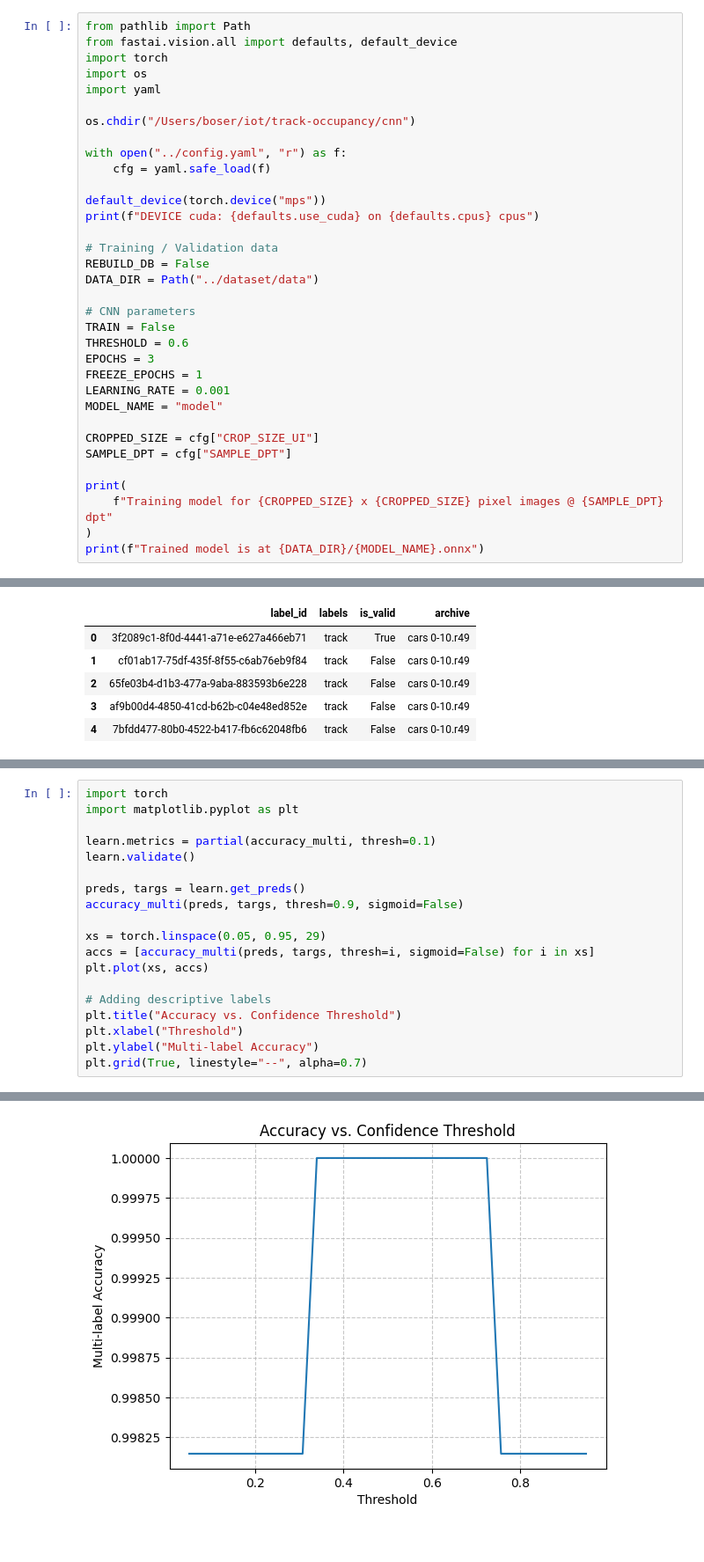
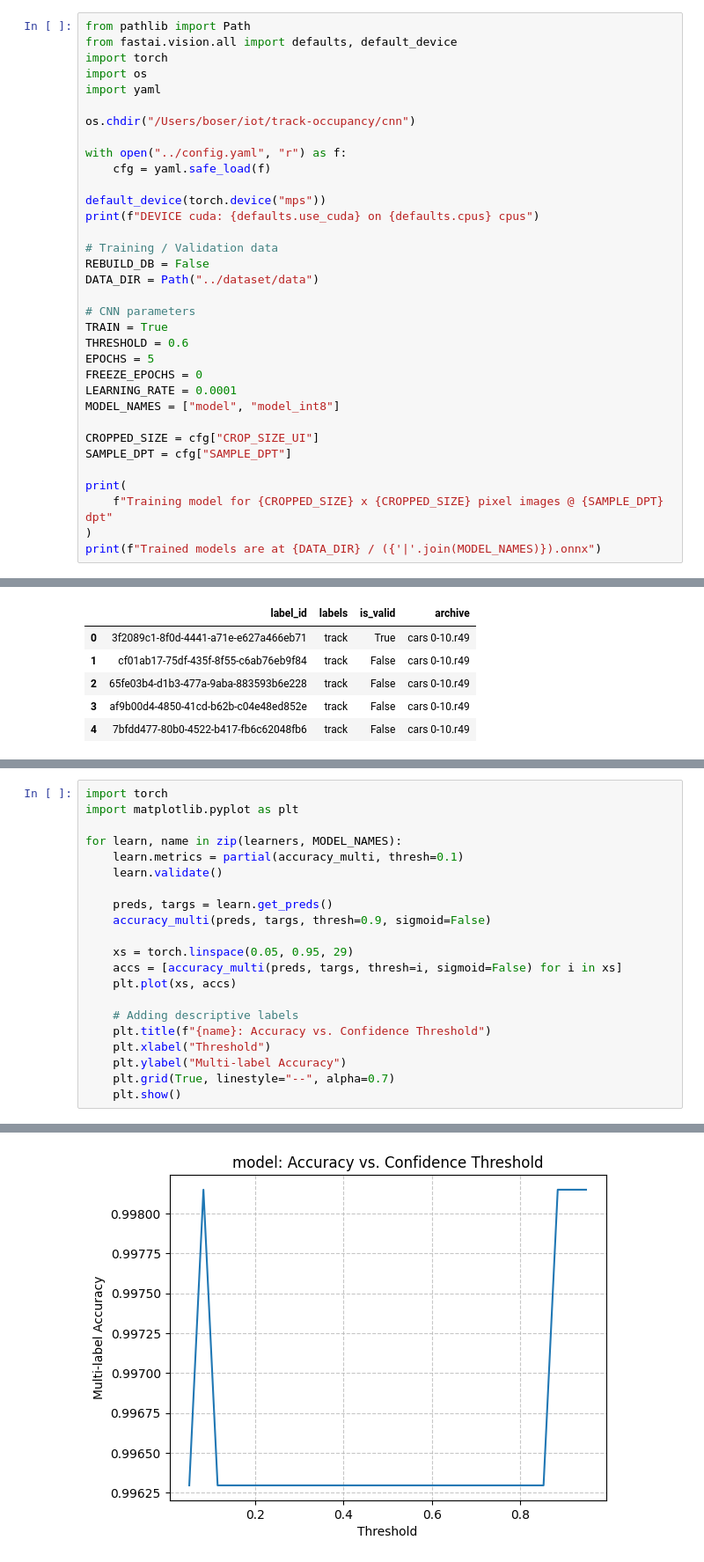
Before and after one commit to iot49/track-occupancy, a Jupyter notebook: cnn/TRAIN.ipynb, the cells around one changed output, grey strips where cells are left out. Shown at 88% size. Drawn from its saved outputs; the diff is of its cells as text.

```diff
--- a/cnn/TRAIN.ipynb
+++ b/cnn/TRAIN.ipynb
@@ -20,12 +20,12 @@ REBUILD_DB = False
 DATA_DIR = Path("../dataset/data")
 
 # CNN parameters
-TRAIN = False
+TRAIN = True
 THRESHOLD = 0.6
-EPOCHS = 3
-FREEZE_EPOCHS = 1
-LEARNING_RATE = 0.001
-MODEL_NAME = "model"
+EPOCHS = 5
+FREEZE_EPOCHS = 0
+LEARNING_RATE = 0.0001
+MODEL_NAMES = ["model", "model_int8"]
 
 CROPPED_SIZE = cfg["CROP_SIZE_UI"]
 SAMPLE_DPT = cfg["SAMPLE_DPT"]
@@ -33,7 +33,7 @@ SAMPLE_DPT = cfg["SAMPLE_DPT"]
 print(
     f"Training model for {CROPPED_SIZE} x {CROPPED_SIZE} pixel images @ {SAMPLE_DPT} dpt"
 )
-print(f"Trained model is at {DATA_DIR}/{MODEL_NAME}.onnx")
+print(f"Trained models are at {DATA_DIR} / ({'|'.join(MODEL_NAMES)}).onnx")
 # %% [output]
 DEVICE cuda: mps on 12 cpus
 Training model for 96 x 96 pixel images @ 20 dpt
@@ -140,23 +221,25 @@ Starting from previously trained model
 # %%
 import torch
 import matplotlib.pyplot as plt
 
-learn.metrics = partial(accuracy_multi, thresh=0.1)
-learn.validate()
+for learn, name in zip(learners, MODEL_NAMES):
+    learn.metrics = partial(accuracy_multi, thresh=0.1)
+    learn.validate()
 
-preds, targs = learn.get_preds()
-accuracy_multi(preds, targs, thresh=0.9, sigmoid=False)
+    preds, targs = learn.get_preds()
+    accuracy_multi(preds, targs, thresh=0.9, sigmoid=False)
 
-xs = torch.linspace(0.05, 0.95, 29)
-accs = [accuracy_multi(preds, targs, thresh=i, sigmoid=False) for i in xs]
-plt.plot(xs, accs)
+    xs = torch.linspace(0.05, 0.95, 29)
+    accs = [accuracy_multi(preds, targs, thresh=i, sigmoid=False) for i in xs]
+    plt.plot(xs, accs)
 
-# Adding descriptive labels
-plt.title("Accuracy vs. Confidence Threshold")
-plt.xlabel("Threshold")
-plt.ylabel("Multi-label Accuracy")
-plt.grid(True, linestyle="--", alpha=0.7)
+    # Adding descriptive labels
+    plt.title(f"{name}: Accuracy vs. Confidence Threshold")
+    plt.xlabel("Threshold")
+    plt.ylabel("Multi-label Accuracy")
+    plt.grid(True, linestyle="--", alpha=0.7)
+    plt.show()
 # %% [output]
 [interactive output not drawn]
 [interactive output not drawn]
-[figure, old version]
+[figure, new version]
```
Also changed, not shown: parts of 12 cells of this notebook, 9 other files.
